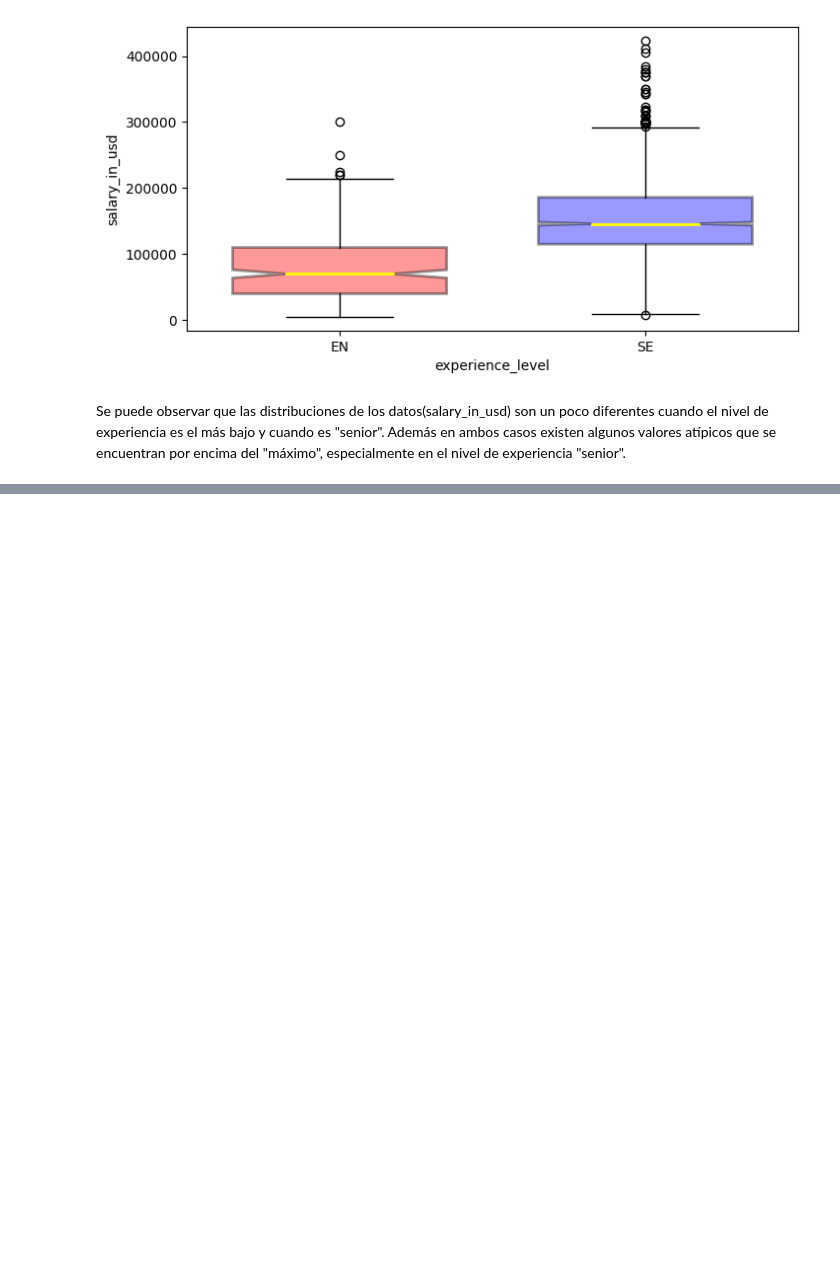
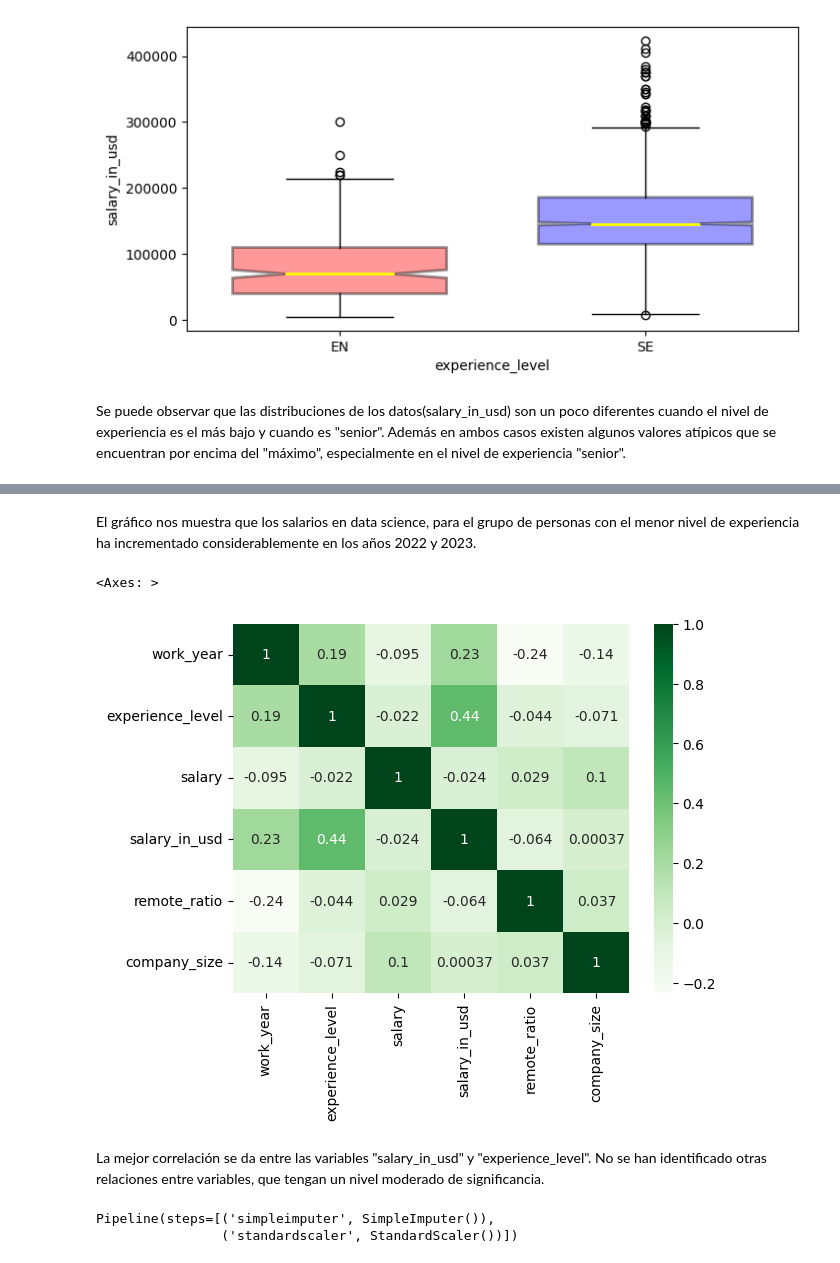
Before and after one commit to patricioegas/Prediccion-de-salarios, a Jupyter notebook: Salarios_DS2023.ipynb, the cells around one changed output, grey strips where cells are left out. Cells and saved outputs as stored; diff of their text form; code cells hidden in the pictures; blank space fills up the shorter version.

```diff
--- a/Salarios_DS2023.ipynb
+++ b/Salarios_DS2023.ipynb
@@ -193,0 +243,11 @@ Se puede observar que las distribuciones de los datos(salary_in_usd) son un poco
+# %% [markdown]
+El gráfico nos muestra que los salarios en data science, para el grupo de personas con el menor nivel de experiencia ha incrementado considerablemente en los años 2022 y 2023.
+# %%
+# Se agrega un mapa de calor, para hallar las correlaciones entre variables
+corr = df.corr()
+sns.heatmap(corr, cmap = 'Greens', annot = True)
+# %% [output]
+<Axes: >
+[figure, added]
+# %% [markdown]
+La mejor correlación se da entre las variables "salary_in_usd" y "experience_level". No se han identificado otras relaciones entre variables, que tengan un nivel moderado de significancia.
@@ -193,0 +273,8 @@ Se puede observar que las distribuciones de los datos(salary_in_usd) son un poco
+# %%
+# Instanciar pipelines
+# Numérico
+numeric_pipe = make_pipeline(mean_imputer, scaler)
+numeric_pipe
+# %% [output]
+Pipeline(steps=[('simpleimputer', SimpleImputer()),
+                ('standardscaler', StandardScaler())])
```
Also changed, not shown: parts of 65 cells of this notebook.
